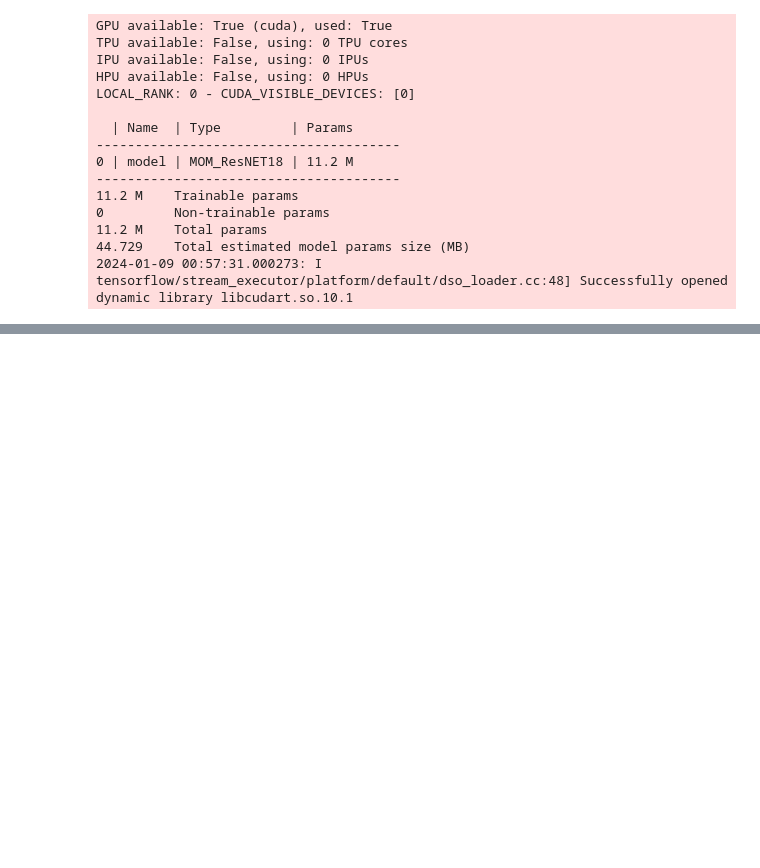
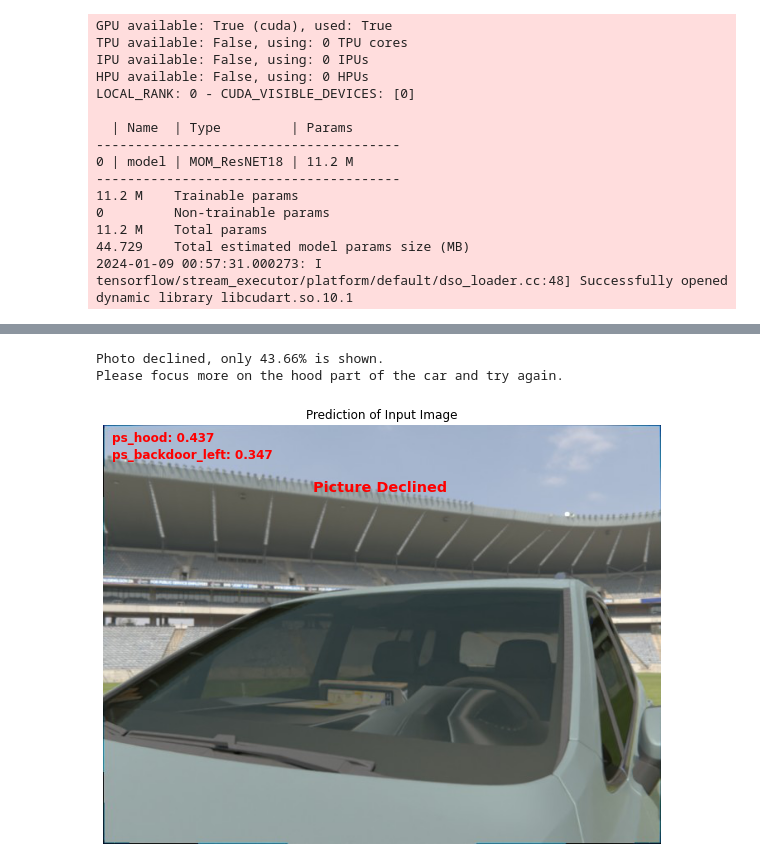
Before and after one commit to Ben1Mo/car_visual_angles_analysis, a Jupyter notebook: deep_multi_output_regression.ipynb, the cells around one changed output, grey strips where cells are left out. Cells and saved outputs as stored; diff of their text form; code cells hidden in the pictures; blank space fills up the shorter version.

Commit message:
add a testing and visualization functions

```diff
--- a/deep_multi_output_regression.ipynb
+++ b/deep_multi_output_regression.ipynb
@@ -678,0 +680,3 @@ Target:
+# %%
+# get one batch from test dataloader
+data = next(iter(testloader))
@@ -678,0 +721,42 @@ Target:
+# %%
+# Helper function to show an image with prediction and evaluation
+def show_image_with_prediction(image: torch.Tensor):
+    """show image with score prediction and if the image is accepted or declined
+
+    Attributes:
+    -----------
+    image: torch.Tensor
+        input image to visualize
+    """
+    # start with a prediction of the image
+    prediction, response = predict_evaluate_photo(image.unsqueeze(dim=0))
+
+    # organize axis and clip image to [0, 1.]
+    image = image.numpy().squeeze().transpose((1, 2, 0))/255.
+
+    # visualize image
+    plt.figure(figsize=(10, 10))
+    plt.imshow(image)
+    # write predictions of scores on image
+    plt.text(10, 20, f'ps_hood: {prediction[0]:.3f}', color='red', size='large', weight='bold')
+    plt.text(10, 40, f'ps_backdoor_left: {prediction[1]:.3f}', color='red', size='large', weight='bold')
+    # write if image is accepter or declined for post-proccesing
+    if response:
+        plt.text(x=image.shape[0]/2, y=80, s=f'Picture Accepted',
+                 color='blue',
+                 size='x-large', weight='bold')
+    else:
+        plt.text(x=image.shape[0]/2, y=80, s=f'Picture Declined',
+                 color='red',
+                 size='x-large', weight='bold')
+
+    plt.title('Prediction of Input Image')
+    plt.axis('off')
+    plt.ioff()
+    plt.show()
+
+show_image_with_prediction(data['image'][1])
+# %% [output]
+Photo declined, only 43.66% is shown.
+Please focus more on the hood part of the car and try again.
+[figure, added]
```
Also changed, not shown: parts of 4 cells of this notebook.
